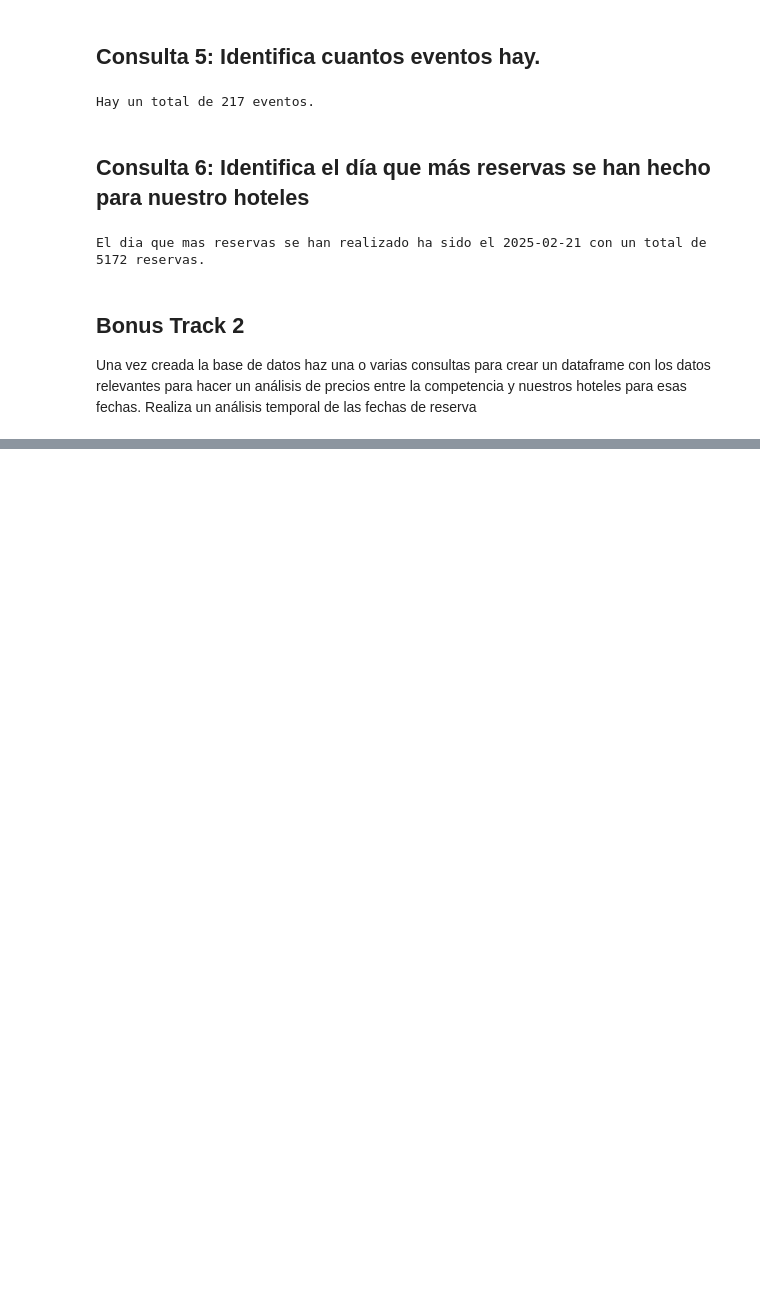
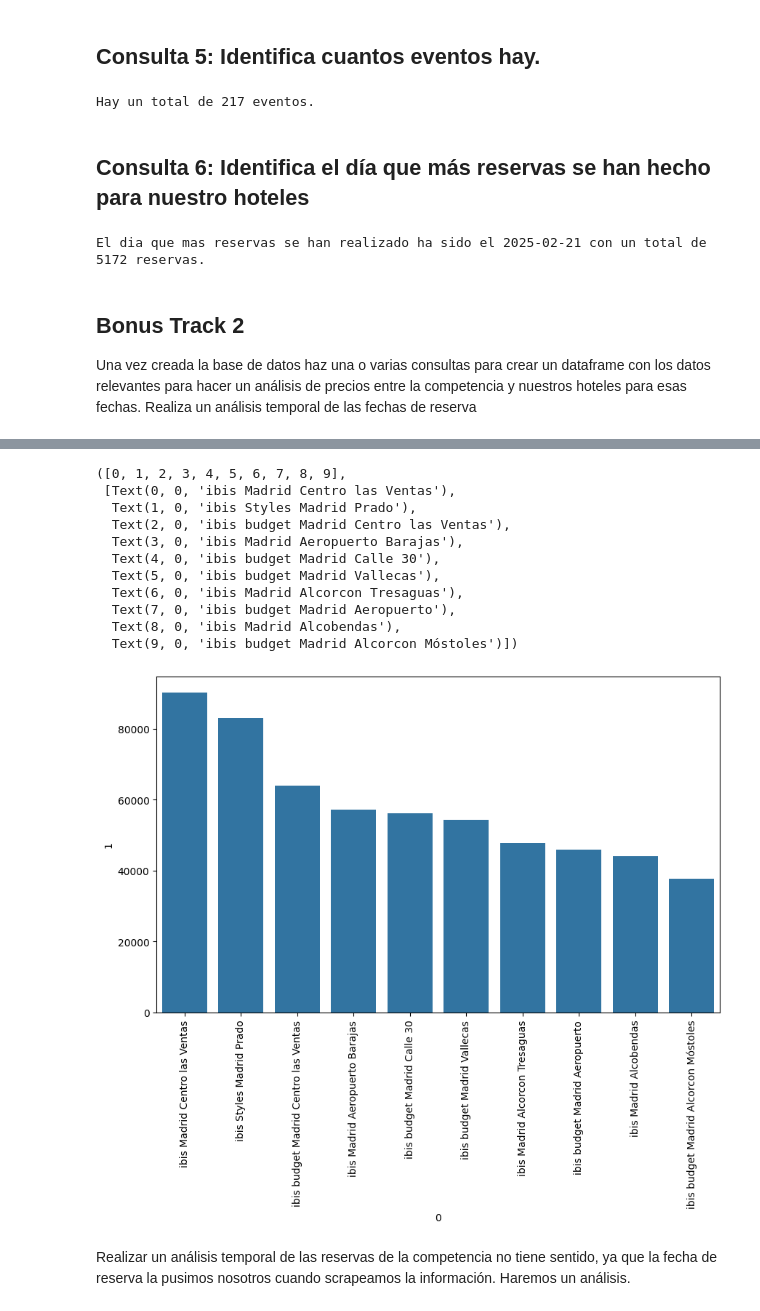
Before and after one commit to Gabijc/Proyecto_ETL_Hoteles, a Jupyter notebook: Notebooks/Bonus_track.ipynb, the cells around one changed output, grey strips where cells are left out. Cells and saved outputs as stored; diff of their text form; code cells hidden in the pictures; blank space fills up the shorter version.

```diff
--- a/Notebooks/Bonus_track.ipynb
+++ b/Notebooks/Bonus_track.ipynb
@@ -228,0 +331,14 @@ df_competencia
+# %%
+query8_1 = """
+        SELECT
+                nombre_hotel,
+                sum(precio_noche)
+        FROM "Vista_hoteles_competencia"
+        GROUP BY nombre_hotel
+        ORDER BY 2 DESC ;
+"""
+
+cur.execute(query8_1)
+q8_1 = cur.fetchall()
+df_comp = pd.DataFrame(q8_1)
+df_comp
@@ -228,0 +357,23 @@ df_competencia
+# %%
+plt.figure(figsize=(10,6))
+
+sns.barplot(x = 0,
+            y = 1,
+            data = df_comp
+            )
+plt.xticks(rotation = 90)
+# %% [output]
+([0, 1, 2, 3, 4, 5, 6, 7, 8, 9],
+ [Text(0, 0, 'ibis Madrid Centro las Ventas'),
+  Text(1, 0, 'ibis Styles Madrid Prado'),
+  Text(2, 0, 'ibis budget Madrid Centro las Ventas'),
+  Text(3, 0, 'ibis Madrid Aeropuerto Barajas'),
+  Text(4, 0, 'ibis budget Madrid Calle 30'),
+  Text(5, 0, 'ibis budget Madrid Vallecas'),
+  Text(6, 0, 'ibis Madrid Alcorcon Tresaguas'),
+  Text(7, 0, 'ibis budget Madrid Aeropuerto'),
+  Text(8, 0, 'ibis Madrid Alcobendas'),
+  Text(9, 0, 'ibis budget Madrid Alcorcon Móstoles')])
+[figure, added]
+# %% [markdown]
+Realizar un análisis temporal de las reservas de la competencia no tiene sentido, ya que la fecha de reserva la pusimos nosotros cuando scrapeamos la información. Haremos un análisis.
```
Also changed, not shown: parts of 14 cells of this notebook, 2 other files.
